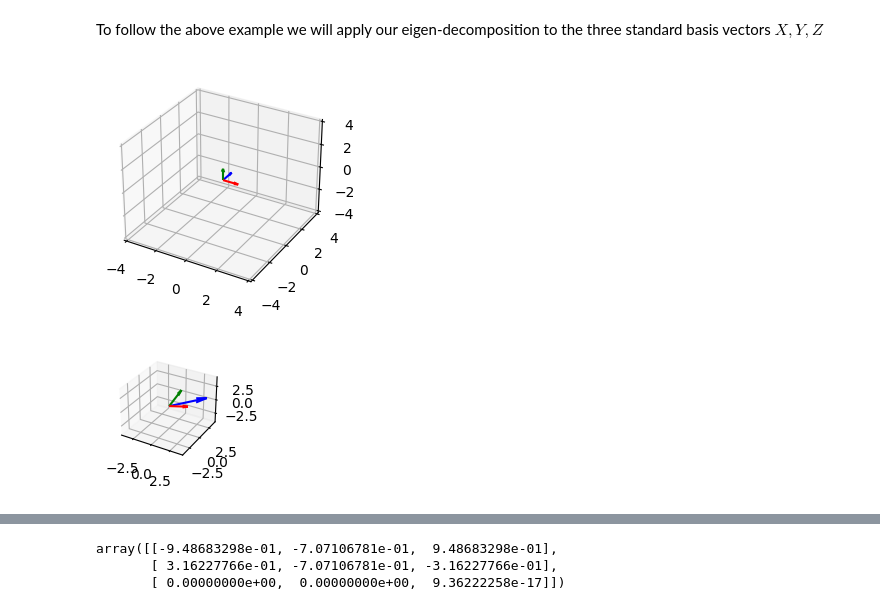
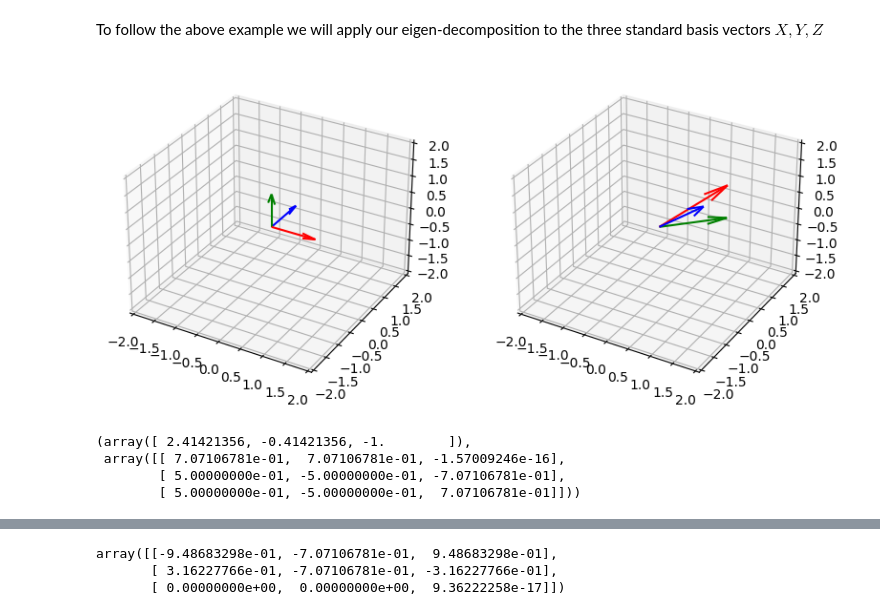
Before and after one commit to kitshepperd/ml-mathematics, a Jupyter notebook: notebooks/Eigenvectors-Eigenvalues.ipynb, the cells around one changed output, grey strips where cells are left out. Saved outputs shown, nothing was run; the diff lists cells and outputs as text; code cells hidden in the pictures.

```diff
--- a/notebooks/Eigenvectors-Eigenvalues.ipynb
+++ b/notebooks/Eigenvectors-Eigenvalues.ipynb
@@ -22,7 +17,7 @@ The autoreload extension is already loaded. To reload it, use:
 import numpy as np
 import matplotlib.pyplot as plt
 # %%
-A = np.array([[2, 3, 0], [1, 4, 3], [0, 0, 1]])
+A = np.array([[1, 1, 1], [1, 0, 1], [1, 1, 0]])
 # %% [markdown]
 First lets plot the original unit vectors in the canonical basis and observe how they are transformed by $\textbf{A}$
 # %%
@@ -63,27 +58,32 @@ To understand geometrically we are required to be familiar with a basis change.
 # %% [markdown]
 To follow the above example we will apply our eigen-decomposition to the three standard basis vectors $X, Y, Z$
 # %%
-ax = plt.figure().add_subplot(1, 2, 1, projection="3d")
-lims = 4
+fig = plt.figure(figsize=plt.figaspect(0.5))
+ax = fig.add_subplot(1, 2, 1, projection="3d")
+lims = 2
 ax.quiver(0, 0, 0, *X, color="r")
 ax.quiver(0, 0, 0, *Y, color="b")
 ax.quiver(0, 0, 0, *Z, color="g")
 ax.set_xlim(-lims, lims)
 ax.set_ylim(-lims, lims)
 ax.set_zlim(-lims, lims)
 
-ax2 = plt.figure().add_subplot(3, 3, (3, 3), projection="3d")
-lims = 4
+ax = fig.add_subplot(1, 2, 2, projection="3d")
 
-ax2.quiver(0, 0, 0, *(A @ X), color="r")
-ax2.quiver(0, 0, 0, *(A @ Y), color="b")
-ax2.quiver(0, 0, 0, *(A @ Z), color="g")
-ax2.set_xlim(-lims, lims)
-ax2.set_ylim(-lims, lims)
-ax2.set_zlim(-lims, lims)
+ax.quiver(0, 0, 0, *(A @ X), color="r")
+ax.quiver(0, 0, 0, *(A @ Y), color="b")
+ax.quiver(0, 0, 0, *(A @ Z), color="g")
+ax.set_xlim(-lims, lims)
+ax.set_ylim(-lims, lims)
+ax.set_zlim(-lims, lims)
 plt.show()
 # %% [output]
-[figure, old version]
+[figure, new version]
-[figure, removed]
 # %%
 eig_vals, eig_vecs = np.linalg.eig(A)
+eig_vals, eig_vecs
+# %% [output]
+(array([ 2.41421356, -0.41421356, -1.        ]),
+ array([[ 7.07106781e-01,  7.07106781e-01, -1.57009246e-16],
+        [ 5.00000000e-01, -5.00000000e-01, -7.07106781e-01],
+        [ 5.00000000e-01, -5.00000000e-01,  7.07106781e-01]]))
```
Also changed, not shown: parts of 13 cells of this notebook, 1 other file.
